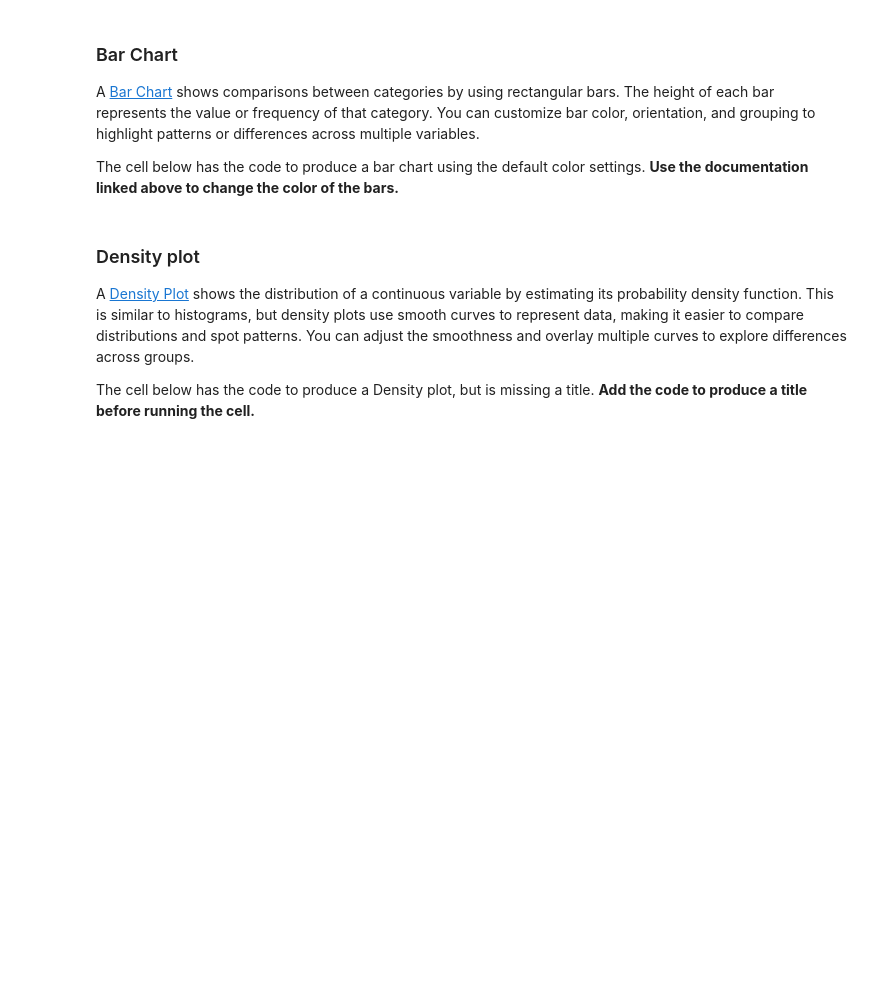
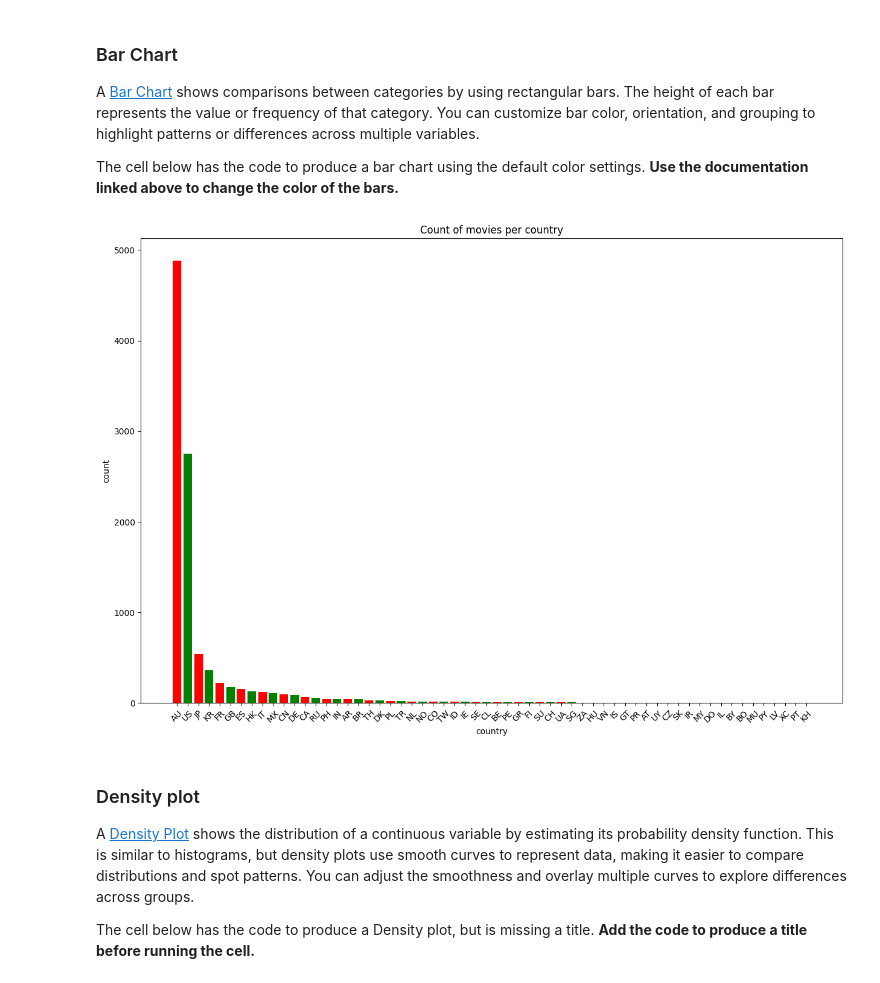
Before and after one commit to swimmert29/DS1001-LABS-Projects, a Jupyter notebook: LABS-06_Design-2.ipynb, the cells around one changed output. Drawn from its saved outputs; the diff is of its cells as text; code cells hidden in the pictures; blank space fills up the shorter version.

```diff
--- a/LABS-06_Design-2.ipynb
+++ b/LABS-06_Design-2.ipynb
@@ -168,14 +170,17 @@ The cell below has the code to produce a bar chart using the default color setti
 # %%
 country_counts = data['country'].value_counts()
 
 fig, ax = plt.subplots(figsize=(15, 10))
-ax.bar(country_counts.index, country_counts.values)
+colors = ['r', 'g']
+ax.bar(country_counts.index, country_counts.values, color=colors)
 ax.tick_params("x", rotation=45)
 
 plt.ylabel("count")
 plt.xlabel("country")
 plt.title("Count of movies per country")
 plt.show()
+# %% [output]
+[figure, added]
 # %% [markdown]
 ### Density plot
 
```
Also changed, not shown: parts of 3 cells of this notebook.
